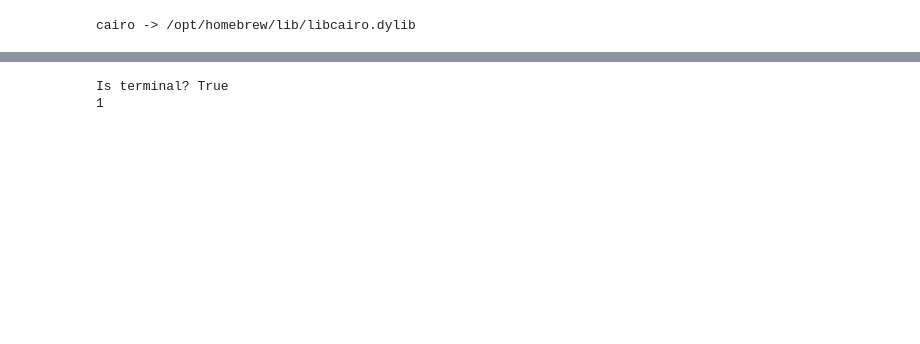
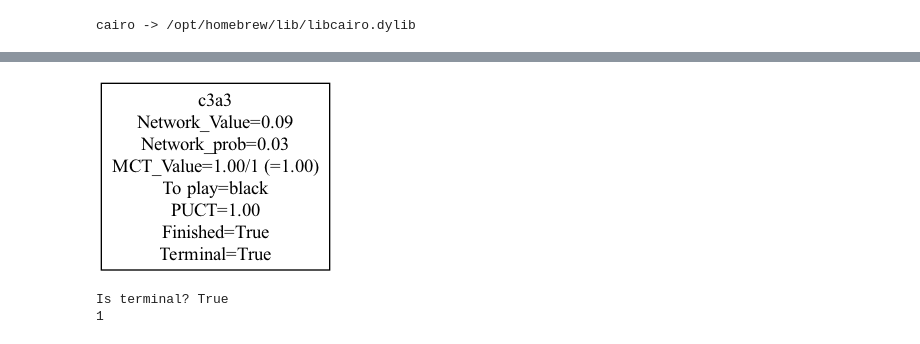
Before and after one commit to EAndrade-Lotero/ChessFinalistMCTS, a Jupyter notebook: notebooks/test_alpha_zero_train.ipynb, the cells around one changed output, grey strips where cells are left out. Saved outputs shown, nothing was run; the diff lists cells and outputs as text; code cells hidden in the pictures; blank space fills up the shorter version.

```diff
--- a/notebooks/test_alpha_zero_train.ipynb
+++ b/notebooks/test_alpha_zero_train.ipynb
@@ -28,7 +29,8 @@ cairo -> /opt/homebrew/lib/libcairo.dylib
 # %%
 seed = 4
 rng = default_rng(seed)
-game = KRK(start_position=1)
+start_position = 1
+game = KRK(start_position=start_position)
 random_policy = GameUniformPolicy(
     game=game,
     rng=rng,
@@ -46,9 +48,8 @@ env = GymEnvFromGameAndPlayer2(
     encoder=encoder
 )
 self_play = SelfPlay(
-    start_position=1,
+    start_position=start_position,
     puct_constant=1,
-    n_iterations=10,
 )
 self_play.debug = True
 self_play.game.render(self_play.tree.root.state)
@@ -72,4 +73,9 @@ Best action: c5a5
 [drawing not drawn]
+# %%
+png_data = self_play.tree.to_pydot().create_png()
+display(Image(png_data))
+# %% [output]
+[figure, added]
 # %%
 board = self_play.tree.root.state
 check_final = self_play.game.is_terminal(board)
```
Also changed, not shown: parts of 9 cells of this notebook, 3 other files.
